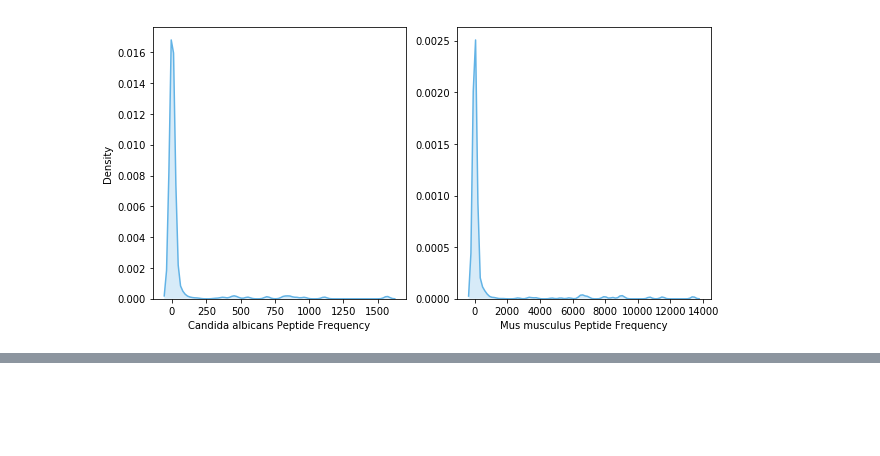
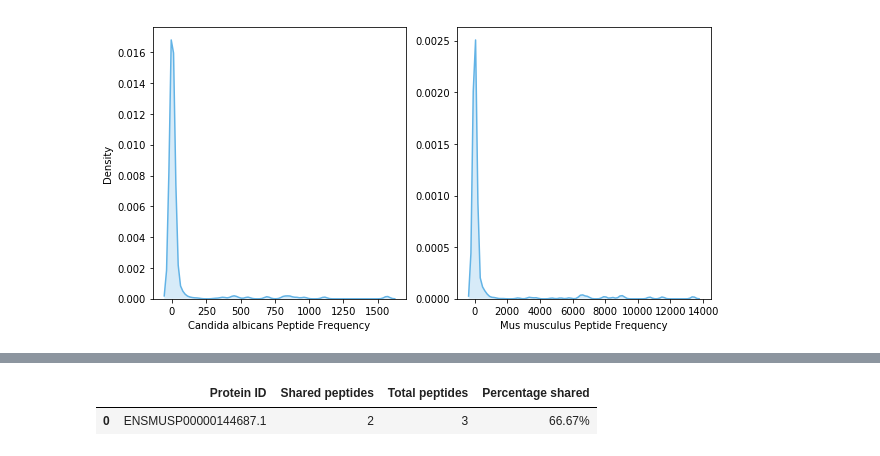
Before and after one commit to bartongroup/Mouse-Candida-Peptide-Overlaps, a Jupyter notebook: Candida_Mouse_Peptide_Overlaps.ipynb, the cells around one changed output, grey strips where cells are left out. Drawn from its saved outputs; the diff is of its cells as text; code cells hidden in the pictures; blank space fills up the shorter version.

```diff
--- a/Candida_Mouse_Peptide_Overlaps.ipynb
+++ b/Candida_Mouse_Peptide_Overlaps.ipynb
@@ -288 +292,88 @@ pass
+# %%
+# Determine impact of shared peptides on potential protein identification
+duplicate_df=merged_df[merged_df.duplicated('peptide',keep=False)]
+common_prots=duplicate_df['protein_id'].unique().tolist()
+multi_pep_common_prots=duplicate_df[duplicate_df.duplicated('protein_id',keep=False)]
+multi_pep_common_prot_ids=set(multi_pep_common_prots['protein_id'])
+
+shared_counts_50=[]
+f=open('data/shared_peptide_proportions.txt', 'w')
+f.write("Protein ID\tShared peptides\tTotal peptides\tPercentage shared\n")
+
+for prot_id in multi_pep_common_prot_ids:
+    common_peps=multi_pep_common_prots[multi_pep_common_prots['protein_id']==prot_id]
+    common_pep_count=len(common_peps.index)
+    total_peps=merged_df[merged_df['protein_id']==prot_id]
+    total_pep_count=len(total_peps.index)
+    shared_proportion=(common_pep_count/float(total_pep_count))*100
+    shared_proportion_string=("%.2f%%" % shared_proportion)
+    dat={
+        'Protein ID':prot_id,
+        'Shared peptides': common_pep_count,
+        'Total peptides': total_pep_count,
+        'Percentage shared': shared_proportion_string
+    }
+    f.write("%s\t%s\t%s\t%s\n" % (prot_id,common_pep_count,total_pep_count,shared_proportion_string))
+    if (shared_proportion>50):
+        shared_counts_50.append(dat)
+
+columns=['Protein ID','Shared peptides','Total peptides','Percentage shared']
+shared_count_df = pd.DataFrame(shared_counts_50,columns=columns)
+
+display(shared_count_df)
+
+# Save proteins with common peptides as fasta file
+from Bio import SeqIO
+mouse_prots = SeqIO.to_dict(SeqIO.parse("data/Mus_musculus.GRCm38.pep.all.fa", "fasta"))
+candida_prots = SeqIO.to_dict(SeqIO.parse("data/Candida_albicans_sc5314_gca_000784635.Cand_albi_SC5314_V4.pep.all.fa", "fasta"))
+
+mouse_prot_records=[]
+candida_prot_records=[]
+
+for prot in common_prots:
+    if prot in mouse_prots:
+        record=mouse_prots[prot]
+        mouse_prot_records.append(record)
+    else:
+        record=candida_prots[prot]
+        candida_prot_records.append(record)
+
+SeqIO.write(mouse_prot_records, "data/mouse_intersection_proteins.fa", "fasta")
+SeqIO.write(candida_prot_records, "data/candida_intersection_proteins.fa", "fasta")
+
+# Output summary tables of affected proteins
+f=open("data/mouse_intersection_proteins.txt", "w")
+f.write("ID\tGene symbol\tDescription\n")
+for mouse_prot in mouse_prot_records:
+    id=mouse_prot.id
+    desc=mouse_prot.description
+
+    match=re.search('gene_symbol:([\S]+)',desc)
+    if match:
+       gene_symbol=match.group(1)
+    match=re.search('description:([^$]+)',desc)
+    if match:
+        description=match.group(1)
+
+    f.write("%s\t%s\t%s\n" % (id,gene_symbol,description))
+f.close()
+
+f=open("data/candida_intersection_proteins.txt", "w")
+f.write("ID\tGene symbol\tDescription\n")
+for candida_prot in candida_prot_records:
+    id=candida_prot.id
+    desc=candida_prot.description
+
+    match=re.search('gene:([\S]+)',desc)
+    if match:
+       gene_symbol=match.group(1)
+    match=re.search('description:([^$]+)',desc)
+    if match:
+        description=match.group(1)
+
+    f.write("%s\t%s\t%s\n" % (id,gene_symbol,description))
+f.close()
+# %% [output]
+|  | Protein ID | Shared peptides | Total peptides | Percentage shared |
+| 0 | ENSMUSP00000144687.1 | 2 | 3 | 66.67% |
 # %% [markdown]
```
Also changed, not shown: parts of 8 cells of this notebook, 1 other file.
